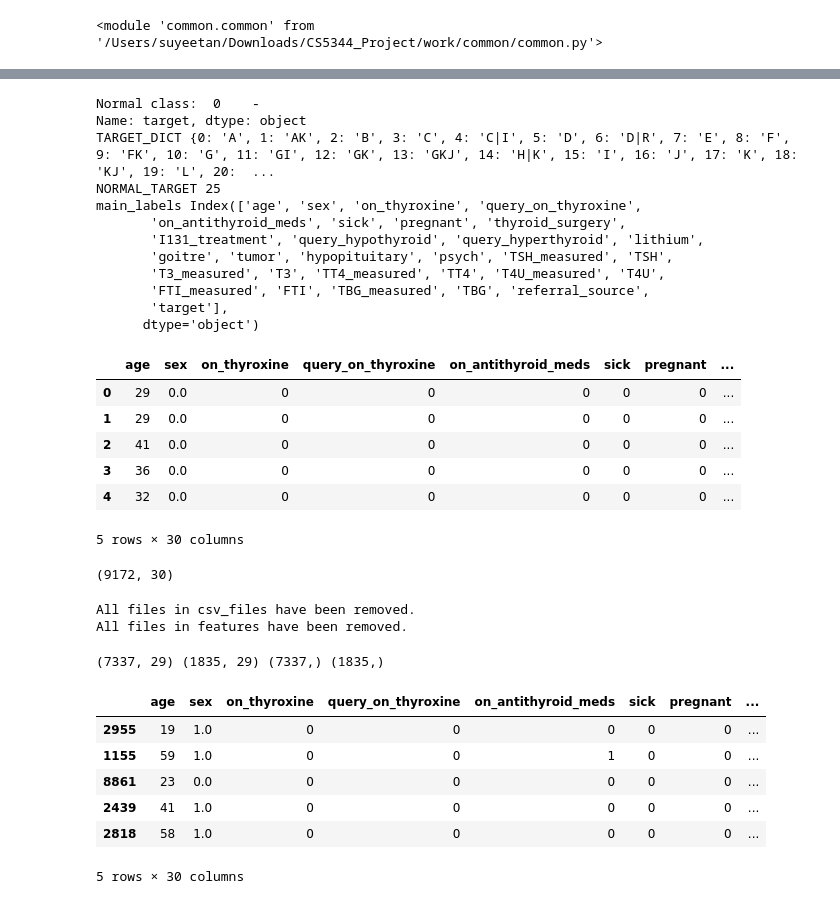
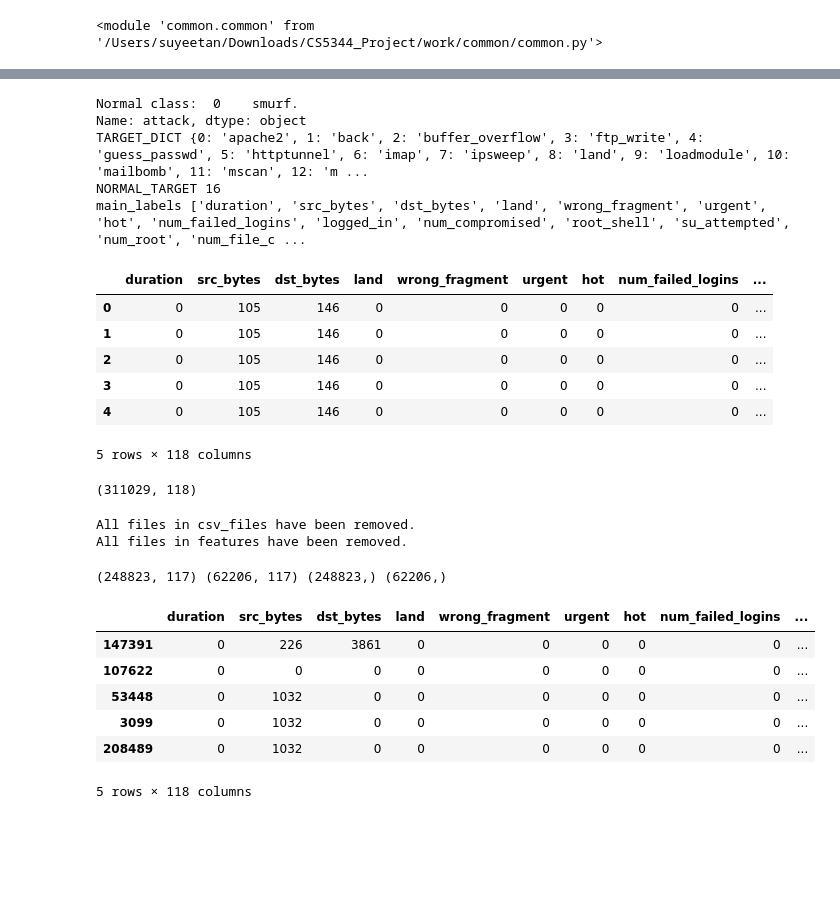
Before and after one commit to brinashong/CS5344_Project, a Jupyter notebook: work/pipeline.ipynb, the cells around one changed output, grey strips where cells are left out. Cells and saved outputs as stored; diff of their text form; code cells hidden in the pictures; blank space fills up the shorter version.

```diff
--- a/work/pipeline.ipynb
+++ b/work/pipeline.ipynb
@@ -54,42 +36,35 @@ Columns with null values:
 # %%
 # Should already be one hot encoded and label encoded
 # all_df, main_labels, config = get_processed_covtype_df()
-# all_df, main_labels, config = get_processed_kdd_df()
+all_df, main_labels, config = get_processed_kdd_df()
 # all_df, main_labels, config = get_processed_cicids_df()
 # all_df, main_labels, config = get_processed_unsw_df()
-all_df, main_labels, config = get_processed_thyroid_df()
+# all_df, main_labels, config = get_processed_thyroid_df()
 TARGET_COLUMN = config['TARGET_COLUMN']
 NORMAL_TARGET = config['NORMAL_TARGET']
 TARGET_DICT = config['TARGET_DICT']
 INV_TARGET_DICT = config['INV_TARGET_DICT']
 NUMERICAL_COLUMNS = config['NUMERICAL_COLUMNS']
 CATEGORICAL_COLUMNS = config['CATEGORICAL_COLUMNS']
 ORDINAL_COLUMNS = config['ORDINAL_COLUMNS']
 all_df.head()
 # %% [output]
-Normal class:  0    -
-Name: target, dtype: object
-TARGET_DICT {0: 'A', 1: 'AK', 2: 'B', 3: 'C', 4: 'C|I', 5: 'D', 6: 'D|R', 7: 'E', 8: 'F', 9: 'FK', 10: 'G', 11: 'GI', 12: 'GK', 13: 'GKJ', 14: 'H|K', 15: 'I', 16: 'J', 17: 'K', 18: 'KJ', 19: 'L', 20:  ...
-NORMAL_TARGET 25
-main_labels Index(['age', 'sex', 'on_thyroxine', 'query_on_thyroxine',
-       'on_antithyroid_meds', 'sick', 'pregnant', 'thyroid_surgery',
-       'I131_treatment', 'query_hypothyroid', 'query_hyperthyroid', 'lithium',
-       'goitre', 'tumor', 'hypopituitary', 'psych', 'TSH_measured', 'TSH',
-       'T3_measured', 'T3', 'TT4_measured', 'TT4', 'T4U_measured', 'T4U',
-       'FTI_measured', 'FTI', 'TBG_measured', 'TBG', 'referral_source',
-       'target'],
-      dtype='object')
+Normal class:  0    smurf.
+Name: attack, dtype: object
+TARGET_DICT {0: 'apache2', 1: 'back', 2: 'buffer_overflow', 3: 'ftp_write', 4: 'guess_passwd', 5: 'httptunnel', 6: 'imap', 7: 'ipsweep', 8: 'land', 9: 'loadmodule', 10: 'mailbomb', 11: 'mscan', 12: 'm ...
+NORMAL_TARGET 16
+main_labels ['duration', 'src_bytes', 'dst_bytes', 'land', 'wrong_fragment', 'urgent', 'hot', 'num_failed_logins', 'logged_in', 'num_compromised', 'root_shell', 'su_attempted', 'num_root', 'num_file_c ...
-|  | age | sex | on_thyroxine | query_on_thyroxine | on_antithyroid_meds | sick | pregnant | ... |
-| 0 | 29 | 0.0 | 0 | 0 | 0 | 0 | 0 | ... |
-| 1 | 29 | 0.0 | 0 | 0 | 0 | 0 | 0 | ... |
-| 2 | 41 | 0.0 | 0 | 0 | 0 | 0 | 0 | ... |
-| 3 | 36 | 0.0 | 0 | 0 | 0 | 0 | 0 | ... |
-| 4 | 32 | 0.0 | 0 | 0 | 0 | 0 | 0 | ... |
+|  | duration | src_bytes | dst_bytes | land | wrong_fragment | urgent | hot | num_failed_logins | ... |
+| 0 | 0 | 105 | 146 | 0 | 0 | 0 | 0 | 0 | ... |
+| 1 | 0 | 105 | 146 | 0 | 0 | 0 | 0 | 0 | ... |
+| 2 | 0 | 105 | 146 | 0 | 0 | 0 | 0 | 0 | ... |
+| 3 | 0 | 105 | 146 | 0 | 0 | 0 | 0 | 0 | ... |
+| 4 | 0 | 105 | 146 | 0 | 0 | 0 | 0 | 0 | ... |
-5 rows × 30 columns
+5 rows × 118 columns
 # %%
 all_df.shape
 # %% [output]
-(9172, 30)
+(311029, 118)
 # %%
 # Create a folder to save the CSVs
 common.remove_files_from_directory(OUTPUT_FOLDER)
@@ -111,19 +86,19 @@ y_df = all_df[TARGET_COLUMN]
 X_train_df, X_test_df, y_train_df, y_test_df = train_test_split(X_df, y_df, test_size=0.2, random_state=42)
 print(X_train_df.shape, X_test_df.shape, y_train_df.shape, y_test_df.shape)
 # %% [output]
-(7337, 29) (1835, 29) (7337,) (1835,)
+(248823, 117) (62206, 117) (248823,) (62206,)
 # %%
 # Concatenate X_train and y_train along the columns (axis=1)
 X_y_train_df = pd.concat([X_train_df, y_train_df], axis=1)
 X_y_train_df.head()
 # %% [output]
-|  | age | sex | on_thyroxine | query_on_thyroxine | on_antithyroid_meds | sick | pregnant | ... |
-| 2955 | 19 | 1.0 | 0 | 0 | 0 | 0 | 0 | ... |
-| 1155 | 59 | 1.0 | 0 | 0 | 1 | 0 | 0 | ... |
-| 8861 | 23 | 0.0 | 0 | 0 | 0 | 0 | 0 | ... |
-| 2439 | 41 | 1.0 | 0 | 0 | 0 | 0 | 0 | ... |
-| 2818 | 58 | 1.0 | 0 | 0 | 0 | 0 | 0 | ... |
+|  | duration | src_bytes | dst_bytes | land | wrong_fragment | urgent | hot | num_failed_logins | ... |
+| 147391 | 0 | 226 | 3861 | 0 | 0 | 0 | 0 | 0 | ... |
+| 107622 | 0 | 0 | 0 | 0 | 0 | 0 | 0 | 0 | ... |
+| 53448 | 0 | 1032 | 0 | 0 | 0 | 0 | 0 | 0 | ... |
+| 3099 | 0 | 1032 | 0 | 0 | 0 | 0 | 0 | 0 | ... |
+| 208489 | 0 | 1032 | 0 | 0 | 0 | 0 | 0 | 0 | ... |
-5 rows × 30 columns
+5 rows × 118 columns
 # %%
 # Fit and transform the numeric columns
 scaler, X_train_scaled_df = common.standardise(X_train_df, NUMERICAL_COLUMNS)
```
Also changed, not shown: parts of 9 cells of this notebook, 3 other files.
